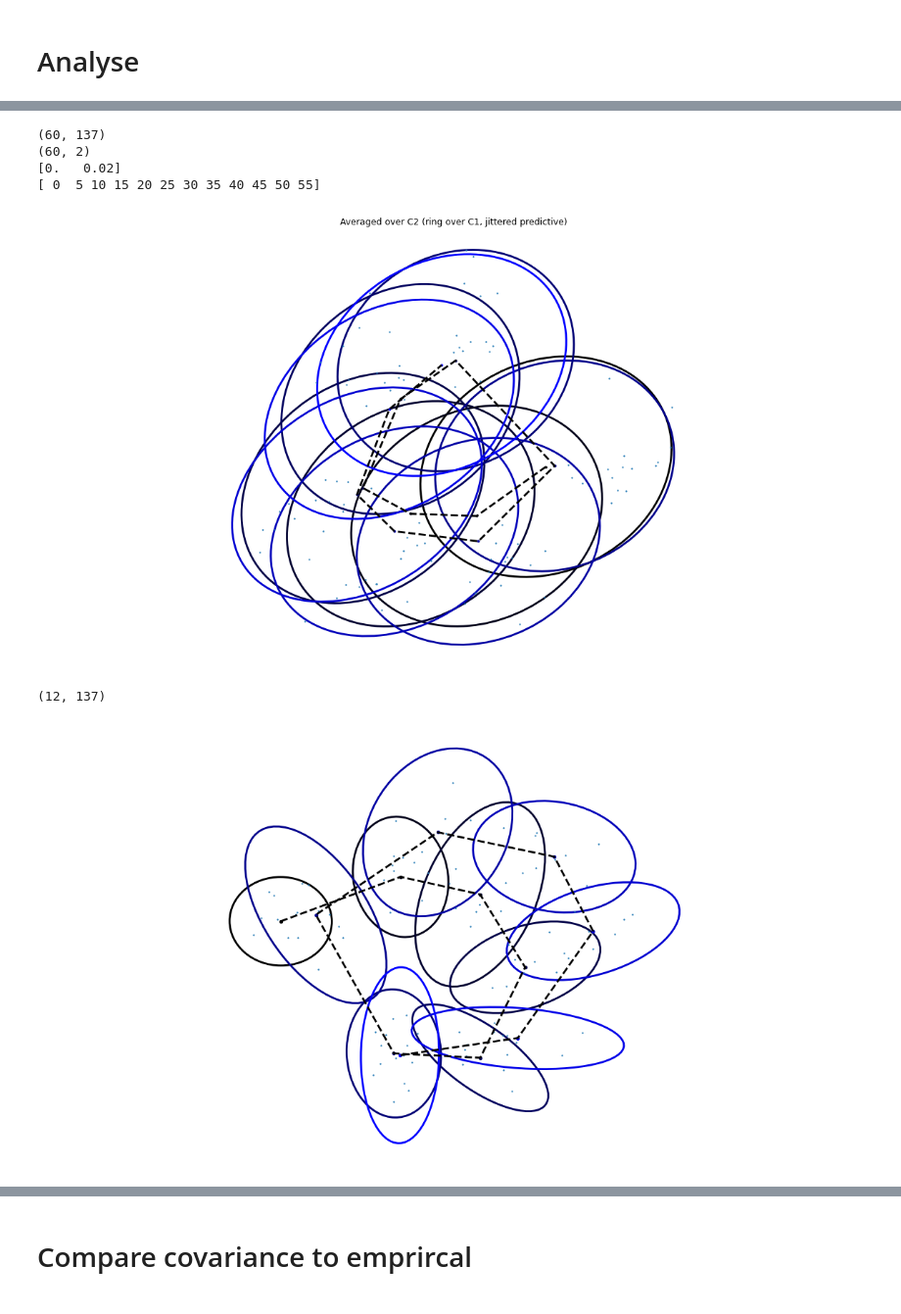
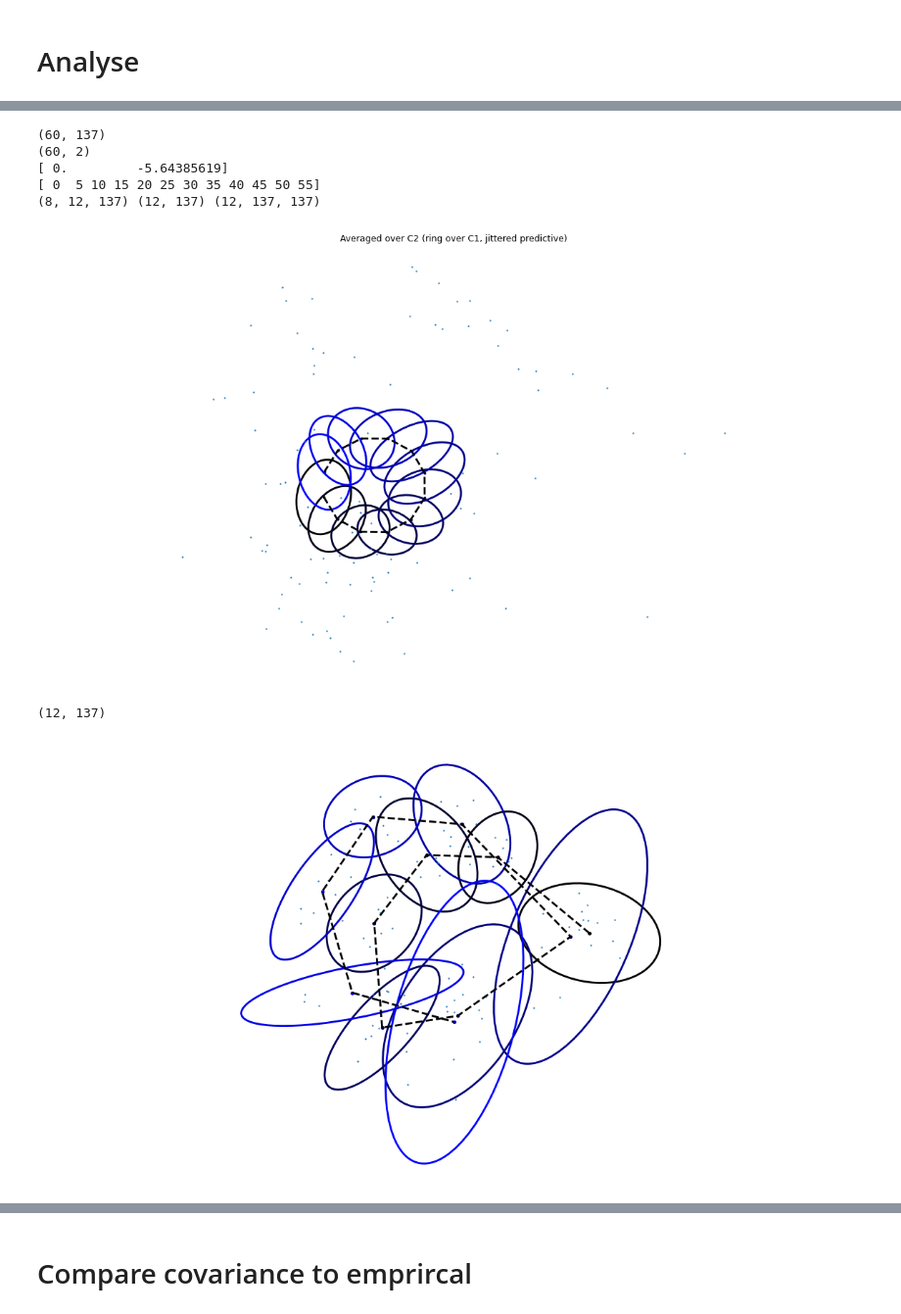
Before and after one commit to scastedo/wishart-process, a Jupyter notebook: test_run_data.ipynb, the cells around one changed output, grey strips where cells are left out. Shown at 98% size. Cells and saved outputs as stored; diff of their text form; code cells hidden in the pictures.

```diff
--- a/test_run_data.ipynb
+++ b/test_run_data.ipynb
@@ -443,7 +506,7 @@ import numpyro
 # posterior samples on training conditions
 posterior = models.NormalGaussianWishartPosterior(joint, varfam, x_tr)
 with numpyro.handlers.seed(rng_seed=SEED):
-    mu_hat, sigma_hat, _ = posterior.sample(x_tr)  # mu_hat: C x N, sigma_hat: C x N x N
+    mu_hat, sigma_hat, _ = posterior.mode(x_tr)  # mu_hat: C x N, sigma_hat: C x N x N
 
 # held-out trials (same conditions)
 y_trials = y_te["x"]  # K_test x C_train x N
@@ -455,10 +518,12 @@ sigma_emp_trials = evaluation.compare(y_trials)["empirical"]  # N x N x C
 compared = evaluation.compare(y_tr)
 compared["wishart"] = sigma_hat.transpose(1, 2, 0)
 
-# optional grand-empirical baseline
-y_flat = y_tr.reshape(-1, y_tr.shape[-1])
-grand = jnp.cov(y_flat.T)
+# grand empirical = pooled residual covariance (condition-mean removed)
+y_centered = y_tr - y_tr.mean(0, keepdims=True)               # K x C x N
+grand = jnp.cov(y_centered.reshape(-1, y_tr.shape[-1]).T)     # N x N
 compared["grand-empirical"] = jnp.repeat(grand[:, :, None], y_tr.shape[1], axis=2)
+
+
 
 # covariance error (operator + Frobenius)
 perf_op = evaluation.evaluate(compared, sigma_emp_trials, ord=2)
@@ -491,7 +556,7 @@ visualizations.plot_box(lpp, titlestr="Held-out log-lik")
 # Create the posterior distribution instance and sample from it in train and test conditions and plot it
 posterior = models.NormalGaussianWishartPosterior(joint,varfam,x_tr)
 with numpyro.handlers.seed(rng_seed=SEED):
-    mu_hat, sigma_hat, F_hat = posterior.sample(x_tr)
+    mu_hat, sigma_hat, F_hat = posterior.mode(x_tr)
     # mu_prime, sigma_prime = posterior.derivative(x_tr)
 
 with numpyro.handlers.seed(rng_seed=SEED):
@@ -501,6 +566,6 @@ with numpyro.handlers.seed(rng_seed=SEED):
 visualizations.visualize_pc(
     mu_hat[:,None],sigma_hat,
     pc=y_tr.reshape(y_tr.shape[0]*y_tr.shape[1],-1),
-    std = 1
+    std = .5
 )
 # %% [output]
@@ -528,28 +593,30 @@ visualizations.visualize_pc(
 # %%
 print(mu_hat.shape)
 print(x_tr.shape)
 print(x_tr[0,:])
 # indices in xfull where first index is -1
-indices = jnp.where(x_tr[:,1] == ((0.02)))[0]
+indices = jnp.where(x_tr[:,1] == (np.log2(0.02)))[0]
 print(indices)
 mu_ring = mu_hat[indices,:]
 sigma_ring = sigma_hat[indices,:,:]
 Y_RING = y_tr[:,indices,:]#.reshape(K*C1,-1)
-
+print(Y_RING.shape, mu_ring.shape, sigma_ring.shape)
 
 visualizations.visualize_pc(
     mu_ring[:,None],
     sigma_ring,
     pc=Y_RING.reshape(K*C1,-1),
     title_str="Averaged over C2 (ring over C1, jittered predictive)",
     dotsize=12,
+    std = 0.5
 )
 # %% [output]
 (60, 137)
 (60, 2)
-[0.   0.02]
+[ 0.         -5.64385619]
 [ 0  5 10 15 20 25 30 35 40 45 50 55]
+(8, 12, 137) (12, 137) (12, 137, 137)
-[figure, old version]
+[figure, new version]
 # %%
 # EMPIRICAL ANALYSIS
 import pandas as pd
@@ -568,7 +635,7 @@ visualizations.visualize_pc(
 )
 # %% [output]
 (12, 137)
-[figure, old version]
+[figure, new version]
 # %%
 import numpy as np
 import matplotlib.pyplot as plt
```
Also changed, not shown: parts of 31 cells of this notebook, 3 other files.
